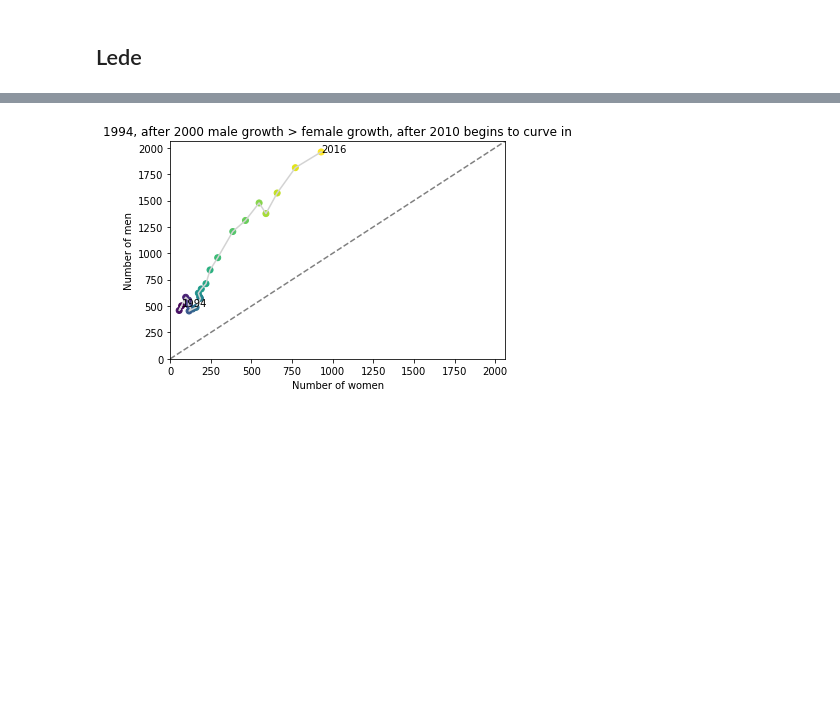
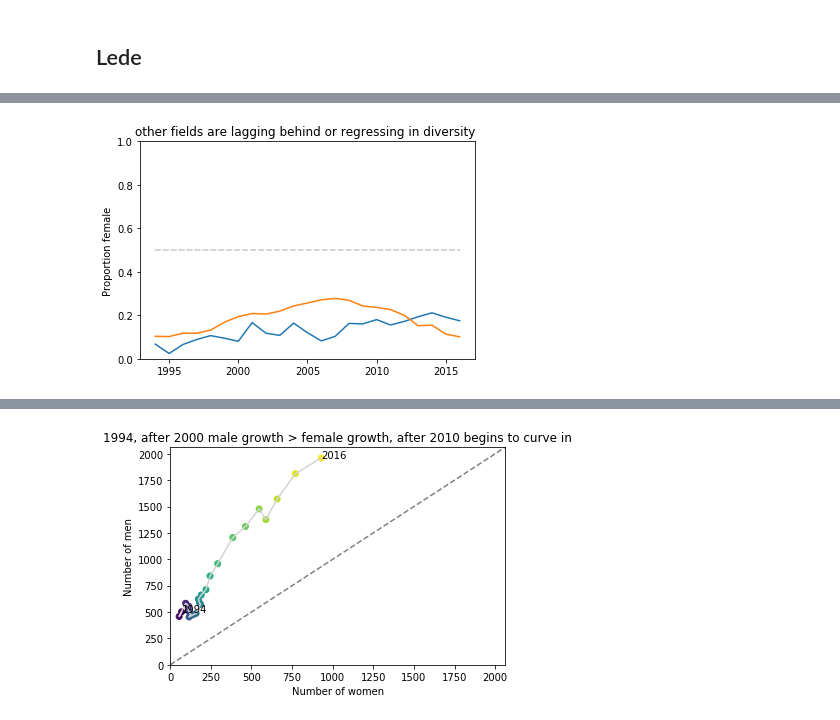
Before and after one commit to spec-journalism/gss-diversity, a Jupyter notebook: notebooks/narrative.ipynb, the cells around one changed output, grey strips where cells are left out. Cells and saved outputs as stored; diff of their text form; code cells hidden in the pictures; blank space fills up the shorter version.

```diff
--- a/notebooks/narrative.ipynb
+++ b/notebooks/narrative.ipynb
@@ -152,0 +187,9 @@ def plot_connected(ax, seh, field, title, inst='Columbia University in the City
+# %%
+_, ax = plt.subplots()
+# plot_proportions(ax, 'Science', 'Mathematics and applied mathematics', '')
+# plot_proportions(ax, 'Science', 'Biology', '')
+plot_proportions(ax, 'Engineering', 'Mechanical engineering', '')
+plot_proportions(ax, 'Science', 'Physics',
+                 'other fields are lagging behind or regressing in diversity ')
+# %% [output]
+[figure, added]
```
Also changed, not shown: parts of 18 cells of this notebook.
